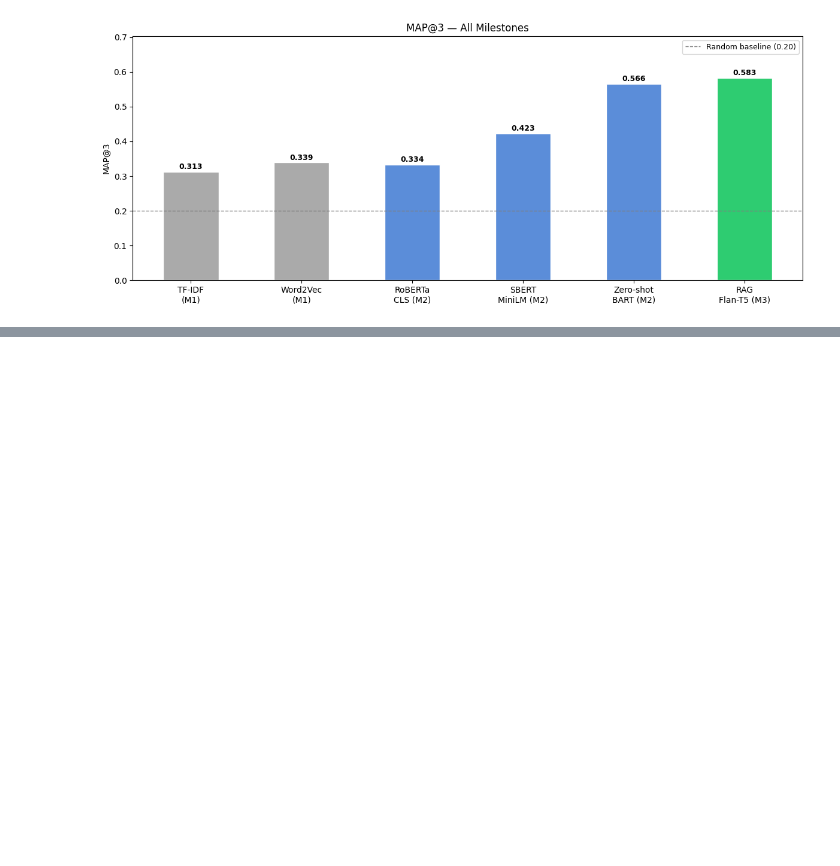
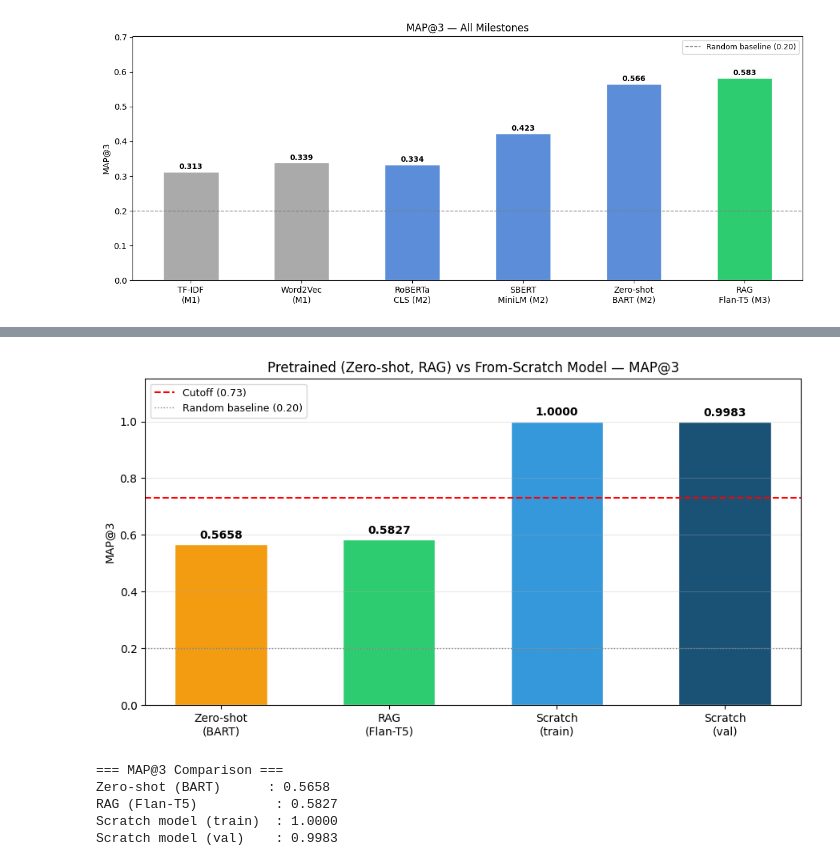
Before and after one commit to 24f1002692/genAI-project-24f1002692, a Jupyter notebook: DL-24f1002692-notebook-t22026.ipynb, the cells around one changed output, grey strips where cells are left out. Saved outputs shown, nothing was run; the diff lists cells and outputs as text; code cells hidden in the pictures; blank space fills up the shorter version.

```diff
--- a/DL-24f1002692-notebook-t22026.ipynb
+++ b/DL-24f1002692-notebook-t22026.ipynb
@@ -1984,0 +2131,38 @@ Running RAG predictions on test set...
+# %%
+# ============================================================
+# Comparison: Zero-shot (BART) vs RAG (Flan-T5) vs Scratch Model (train + val)
+# ============================================================
+comparison_labels = [
+    'Zero-shot\n(BART)', 'RAG\n(Flan-T5)',
+    'Scratch\n(train)', 'Scratch\n(val)'
+]
+comparison_scores = [map3_zs, map3_rag, final_train_map3, final_val_map3]
+comparison_colors = ['#F39C12', '#2ECC71', '#3498DB', '#1A5276']
+
+fig, ax = plt.subplots(figsize=(9, 5))
+bars = ax.bar(comparison_labels, comparison_scores, color=comparison_colors, width=0.55, edgecolor='white')
+ax.axhline(0.73, color='red', lw=1.5, ls='--', label='Cutoff (0.73)')
+ax.axhline(0.20, color='gray', lw=1, ls=':', label='Random baseline (0.20)')
+ax.set_ylim(0, 1.15)
+ax.set_ylabel('MAP@3')
+ax.set_title('Pretrained (Zero-shot, RAG) vs From-Scratch Model — MAP@3')
+for bar, score in zip(bars, comparison_scores):
+    ax.text(bar.get_x() + bar.get_width() / 2, bar.get_height() + 0.02, f'{score:.4f}',
+            ha='center', fontsize=10, fontweight='bold')
+ax.legend(fontsize=9)
+ax.grid(axis='y', alpha=0.3)
+plt.tight_layout()
+plt.show()
+
+print("=== MAP@3 Comparison ===")
+print(f"Zero-shot (BART)      : {map3_zs:.4f}")
+print(f"RAG (Flan-T5)          : {map3_rag:.4f}")
+print(f"Scratch model (train)  : {final_train_map3:.4f}")
+print(f"Scratch model (val)    : {final_val_map3:.4f}")
+# %% [output]
+[figure, added]
+=== MAP@3 Comparison ===
+Zero-shot (BART)      : 0.5658
+RAG (Flan-T5)          : 0.5827
+Scratch model (train)  : 1.0000
+Scratch model (val)    : 0.9983
```
Also changed, not shown: parts of 21 cells of this notebook.
